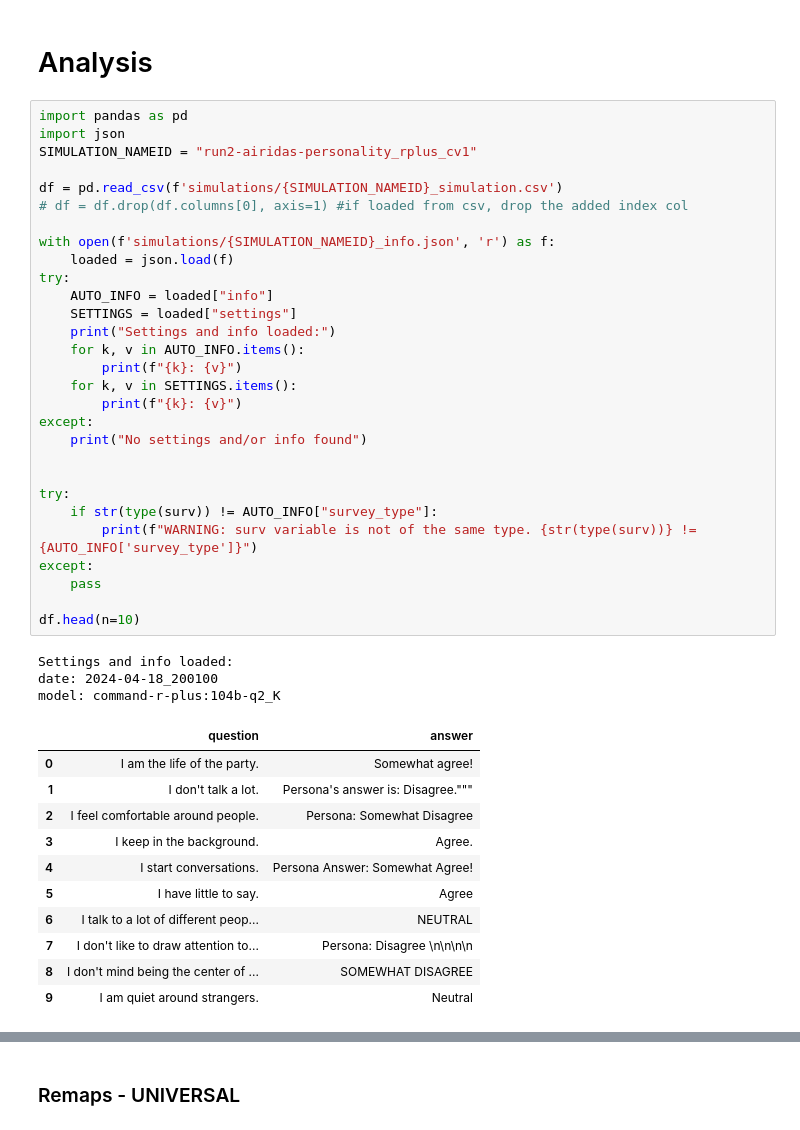
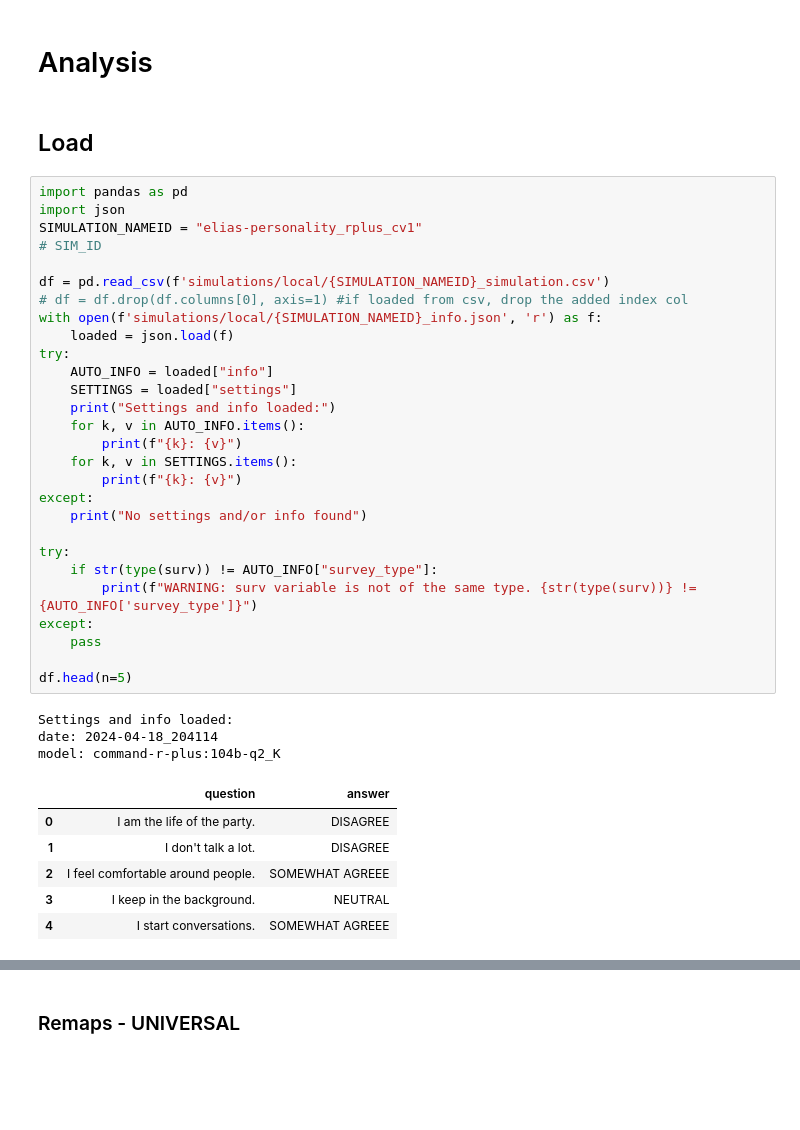
Before and after one commit to Brikas/Thesis, a Jupyter notebook: elias.ipynb, the cells around one changed output, grey strips where cells are left out. Saved outputs shown, nothing was run; the diff lists cells and outputs as text; blank space fills up the shorter version.

```diff
--- a/elias.ipynb
+++ b/elias.ipynb
@@ -484,47 +484,43 @@ process_25 took 1.776s
 df = pd.DataFrame(completions)
 # %% [markdown]
 # Analysis
+# %% [markdown]
+## Load
 # %%
 import pandas as pd
 import json
-SIMULATION_NAMEID = "run2-airidas-personality_rplus_cv1"
+SIMULATION_NAMEID = "elias-personality_rplus_cv1"
+# SIM_ID
 
-df = pd.read_csv(f'simulations/{SIMULATION_NAMEID}_simulation.csv')
+df = pd.read_csv(f'simulations/local/{SIMULATION_NAMEID}_simulation.csv')
 # df = df.drop(df.columns[0], axis=1) #if loaded from csv, drop the added index col
-
-with open(f'simulations/{SIMULATION_NAMEID}_info.json', 'r') as f:
+with open(f'simulations/local/{SIMULATION_NAMEID}_info.json', 'r') as f:
     loaded = json.load(f)
 try:
     AUTO_INFO = loaded["info"]
     SETTINGS = loaded["settings"]
     print("Settings and info loaded:")
     for k, v in AUTO_INFO.items():
         print(f"{k}: {v}")
     for k, v in SETTINGS.items():
         print(f"{k}: {v}")
 except:
     print("No settings and/or info found")
 
-
 try:
     if str(type(surv)) != AUTO_INFO["survey_type"]:
         print(f"WARNING: surv variable is not of the same type. {str(type(surv))} != {AUTO_INFO['survey_type']}")
 except:
     pass
 
-df.head(n=10)
+df.head(n=5)
 # %% [output]
 Settings and info loaded:
-date: 2024-04-18_200100
+date: 2024-04-18_204114
 model: command-r-plus:104b-q2_K
 |  | question | answer |
-| 0 | I am the life of the party. | Somewhat agree! |
-| 1 | I don't talk a lot. | Persona's answer is: Disagree.""" |
-| 2 | I feel comfortable around people. | Persona: Somewhat Disagree |
-| 3 | I keep in the background. | Agree. |
-| 4 | I start conversations. | Persona Answer: Somewhat Agree! |
-| 5 | I have little to say. | Agree |
-| 6 | I talk to a lot of different peop... | NEUTRAL |
-| 7 | I don't like to draw attention to... | Persona: Disagree \n\n\n\n |
-| 8 | I don't mind being the center of ... | SOMEWHAT DISAGREE |
-| 9 | I am quiet around strangers. | Neutral |
+| 0 | I am the life of the party. | DISAGREE |
+| 1 | I don't talk a lot. | DISAGREE |
+| 2 | I feel comfortable around people. | SOMEWHAT AGREEE |
+| 3 | I keep in the background. | NEUTRAL |
+| 4 | I start conversations. | SOMEWHAT AGREEE |
```
Also changed, not shown: parts of 40 cells of this notebook, 36 other files.
